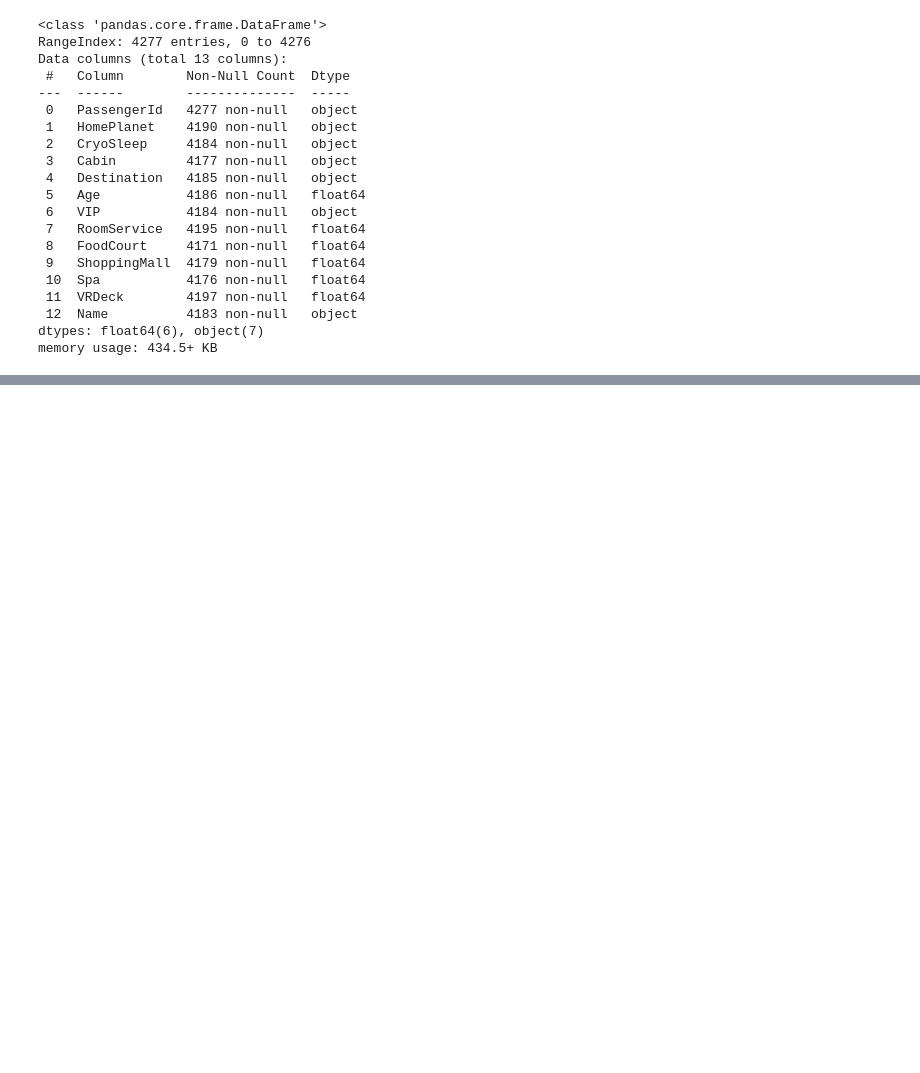
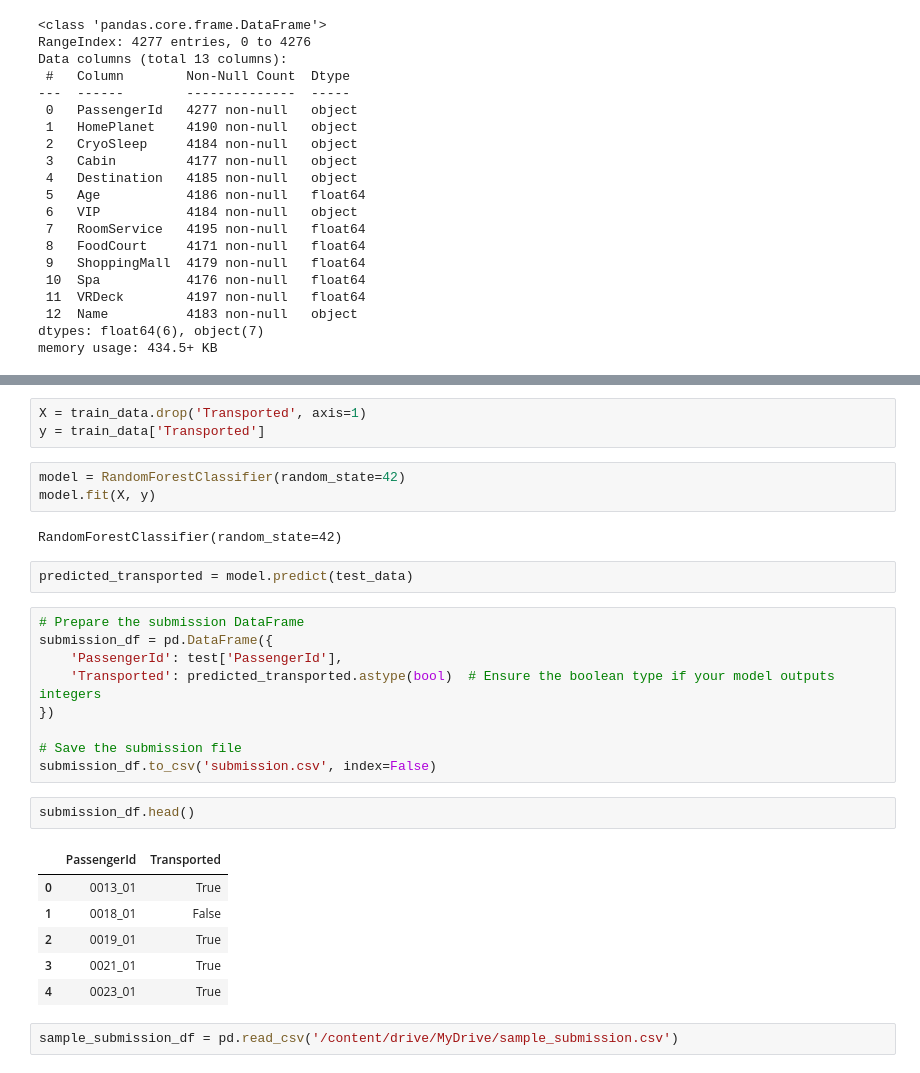
Before and after one commit to kaggle-challenge-group/machine_learning_model, a Jupyter notebook: kaggle_machine_lrnmodel.ipynb, the cells around one changed output, grey strips where cells are left out. Cells and saved outputs as stored; diff of their text form; blank space fills up the shorter version.

```diff
--- a/kaggle_machine_lrnmodel.ipynb
+++ b/kaggle_machine_lrnmodel.ipynb
@@ -290,0 +305,30 @@ print(submission.head(10))
+# %%
+X = train_data.drop('Transported', axis=1)
+y = train_data['Transported']
+# %%
+model = RandomForestClassifier(random_state=42)
+model.fit(X, y)
+# %% [output]
+RandomForestClassifier(random_state=42)
+# %%
+predicted_transported = model.predict(test_data)
+# %%
+# Prepare the submission DataFrame
+submission_df = pd.DataFrame({
+    'PassengerId': test['PassengerId'],
+    'Transported': predicted_transported.astype(bool)  # Ensure the boolean type if your model outputs integers
+})
+
+# Save the submission file
+submission_df.to_csv('submission.csv', index=False)
+# %%
+submission_df.head()
+# %% [output]
+|  | PassengerId | Transported |
+| 0 | 0013_01 | True |
+| 1 | 0018_01 | False |
+| 2 | 0019_01 | True |
+| 3 | 0021_01 | True |
+| 4 | 0023_01 | True |
+# %%
+sample_submission_df = pd.read_csv('/content/drive/MyDrive/sample_submission.csv')
```
Also changed, not shown: parts of 36 cells of this notebook.
